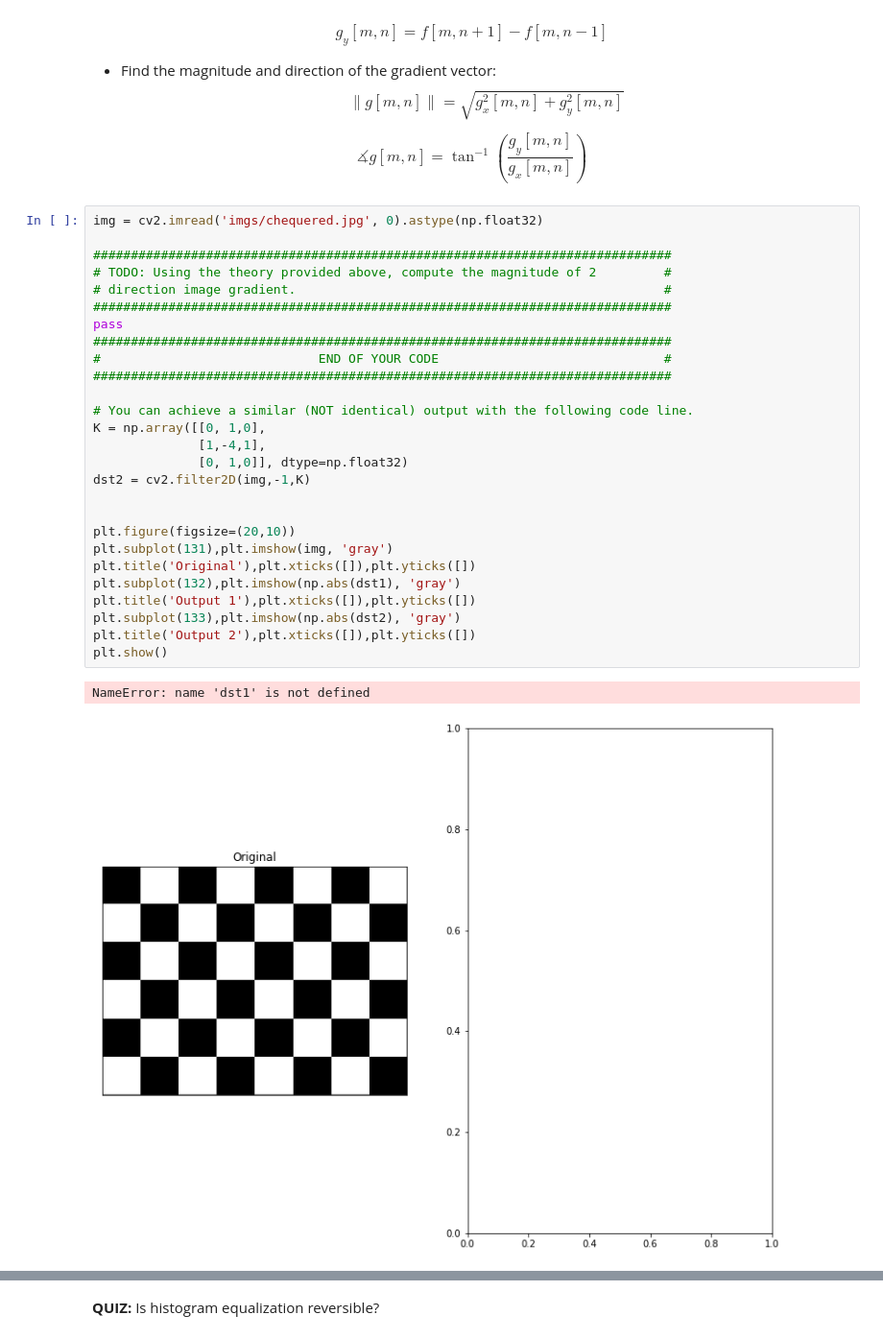
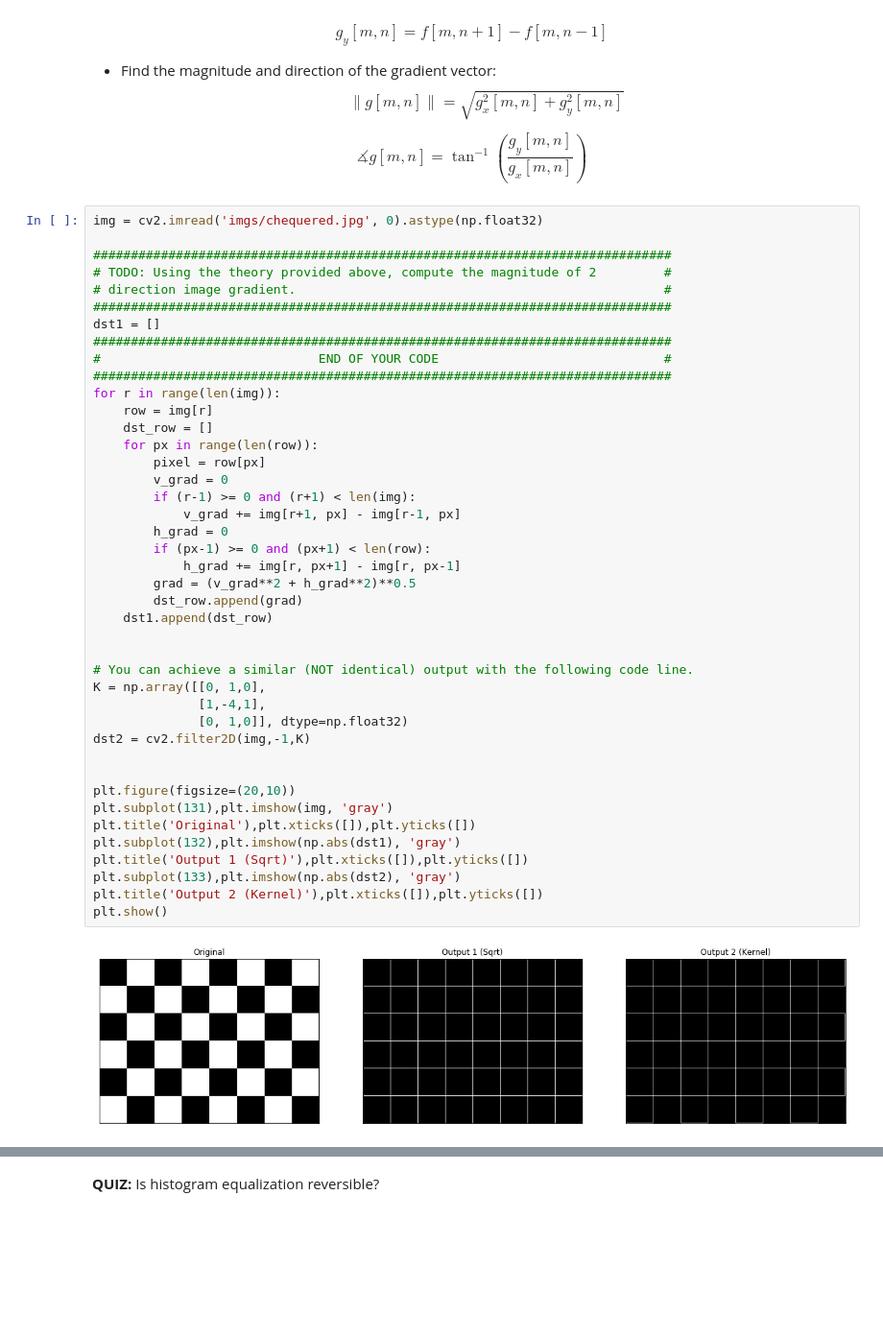
Before and after one commit to ghosalya/50035computervision, a Jupyter notebook: Lab1/OpenCV.ipynb, the cells around one changed output, grey strips where cells are left out. Shown at 96% size. Drawn from its saved outputs; the diff is of its cells as text; blank space fills up the shorter version.

```diff
--- a/Lab1/OpenCV.ipynb
+++ b/Lab1/OpenCV.ipynb
@@ -706,33 +713,47 @@ $$\measuredangle g[m,n]=\tan^{-1}\left(\frac{g_y[m,n]}{g_x[m,n]}\right)$$
 # %%
 img = cv2.imread('imgs/chequered.jpg', 0).astype(np.float32)
 
 #############################################################################
 # TODO: Using the theory provided above, compute the magnitude of 2         #
 # direction image gradient.                                                 #
 #############################################################################
-pass
+dst1 = []
 #############################################################################
 #                             END OF YOUR CODE                              #
 #############################################################################
+for r in range(len(img)):
+    row = img[r]
+    dst_row = []
+    for px in range(len(row)):
+        pixel = row[px]
+        v_grad = 0
+        if (r-1) >= 0 and (r+1) < len(img):
+            v_grad += img[r+1, px] - img[r-1, px]
+        h_grad = 0
+        if (px-1) >= 0 and (px+1) < len(row):
+            h_grad += img[r, px+1] - img[r, px-1]
+        grad = (v_grad**2 + h_grad**2)**0.5
+        dst_row.append(grad)
+    dst1.append(dst_row)
+
 
 # You can achieve a similar (NOT identical) output with the following code line.
 K = np.array([[0, 1,0],
               [1,-4,1],
               [0, 1,0]], dtype=np.float32)
 dst2 = cv2.filter2D(img,-1,K)
 
 
 plt.figure(figsize=(20,10))
 plt.subplot(131),plt.imshow(img, 'gray')
 plt.title('Original'),plt.xticks([]),plt.yticks([])
 plt.subplot(132),plt.imshow(np.abs(dst1), 'gray')
-plt.title('Output 1'),plt.xticks([]),plt.yticks([])
+plt.title('Output 1 (Sqrt)'),plt.xticks([]),plt.yticks([])
 plt.subplot(133),plt.imshow(np.abs(dst2), 'gray')
-plt.title('Output 2'),plt.xticks([]),plt.yticks([])
+plt.title('Output 2 (Kernel)'),plt.xticks([]),plt.yticks([])
 plt.show()
 # %% [output]
-NameError: name 'dst1' is not defined
-[figure, old version]
+[figure, new version]
 # %% [markdown]
 # Histogram
  * It is a graphical representation of the intensity distribution of an image.
```
Also changed, not shown: parts of 7 cells of this notebook.
